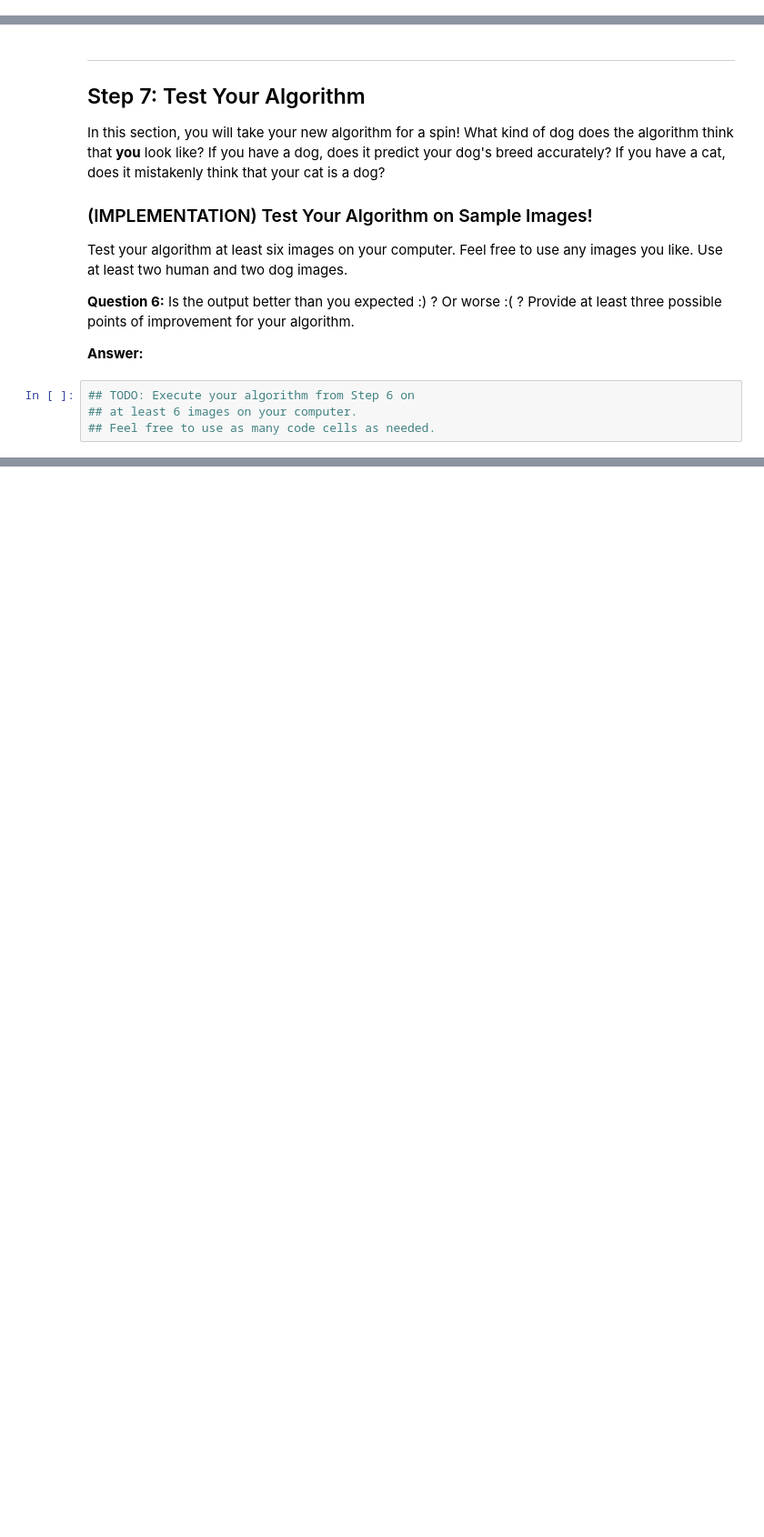
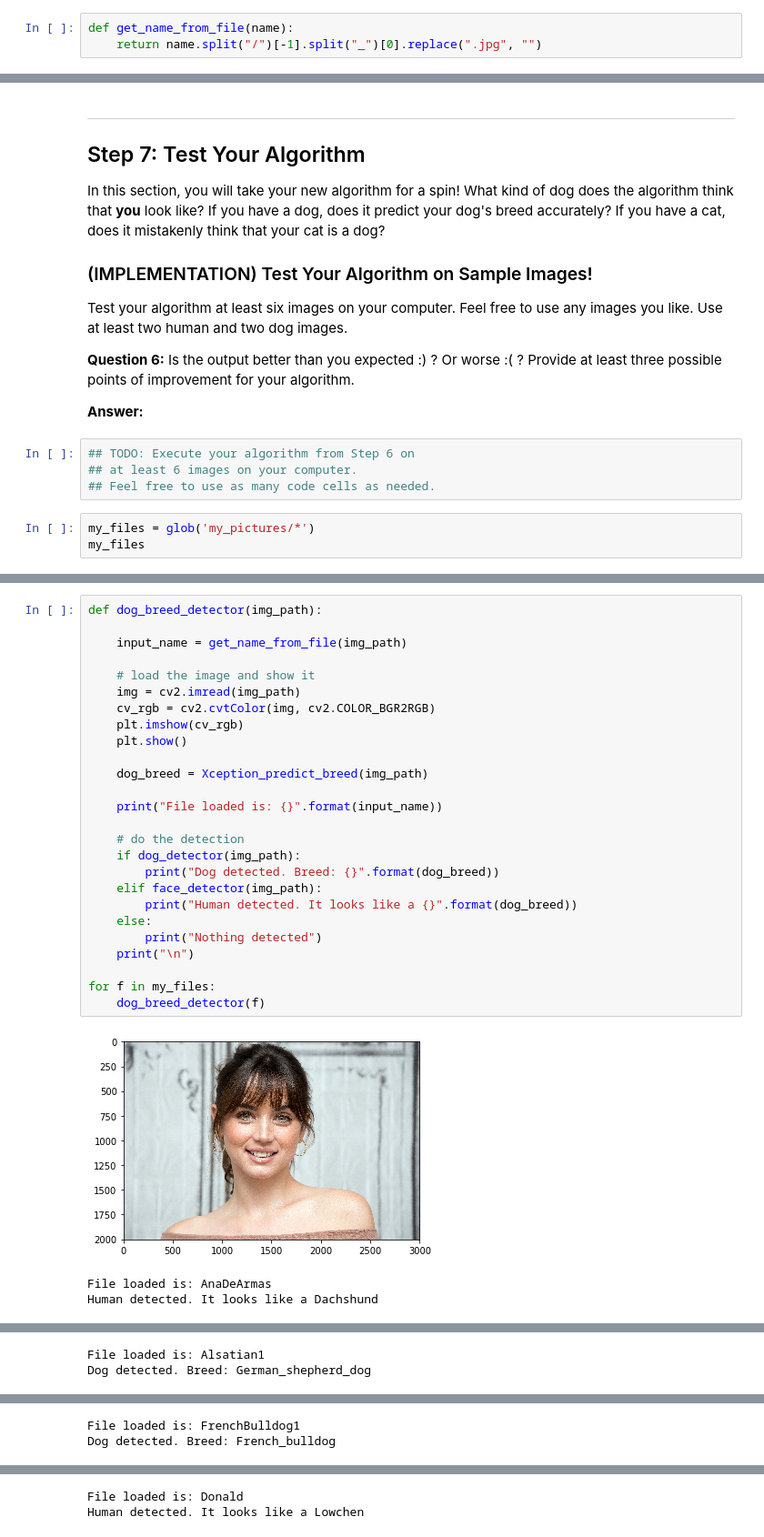
Before and after one commit to marcocerutti/dog-project, a Jupyter notebook: dog_app.ipynb, the cells around one changed output, grey strips where cells are left out. Shown at 91% size. Saved outputs shown, nothing was run; the diff lists cells and outputs as text; blank space fills up the shorter version.

```diff
--- a/dog_app.ipynb
+++ b/dog_app.ipynb
@@ -713,6 +715,9 @@ Some sample output for our algorithm is provided below, but feel free to design
 
 
 ### (IMPLEMENTATION) Write your Algorithm
+# %%
+def get_name_from_file(name):
+    return name.split("/")[-1].split("_")[0].replace(".jpg", "")
 # %%
 ### TODO: Write your algorithm.
 ### Feel free to use as many code cells as needed.
@@ -747,3 +753,6 @@ __Answer:__
 ## TODO: Execute your algorithm from Step 6 on
 ## at least 6 images on your computer.
 ## Feel free to use as many code cells as needed.
+# %%
+my_files = glob('my_pictures/*')
+my_files
@@ -749,0 +768,30 @@ __Answer:__
+# %%
+def dog_breed_detector(img_path):
+
+    input_name = get_name_from_file(img_path)
+
+    # load the image and show it
+    img = cv2.imread(img_path)
+    cv_rgb = cv2.cvtColor(img, cv2.COLOR_BGR2RGB)
+    plt.imshow(cv_rgb)
+    plt.show()
+
+    dog_breed = Xception_predict_breed(img_path)
+
+    print("File loaded is: {}".format(input_name))
+
+    # do the detection
+    if dog_detector(img_path):
+        print("Dog detected. Breed: {}".format(dog_breed))
+    elif face_detector(img_path):
+        print("Human detected. It looks like a {}".format(dog_breed))
+    else:
+        print("Nothing detected")
+    print("\n")
+
+for f in my_files:
+    dog_breed_detector(f)
+# %% [output]
+[figure, added]
+File loaded is: AnaDeArmas
+Human detected. It looks like a Dachshund
@@ -749,0 +799,2 @@ __Answer:__
+File loaded is: Alsatian1
+Dog detected. Breed: German_shepherd_dog
@@ -749,0 +802,2 @@ __Answer:__
+File loaded is: FrenchBulldog1
+Dog detected. Breed: French_bulldog
@@ -749,0 +805,2 @@ __Answer:__
+File loaded is: Donald
+Human detected. It looks like a Lowchen
```
Also changed, not shown: parts of 16 cells of this notebook, 10 other files.
